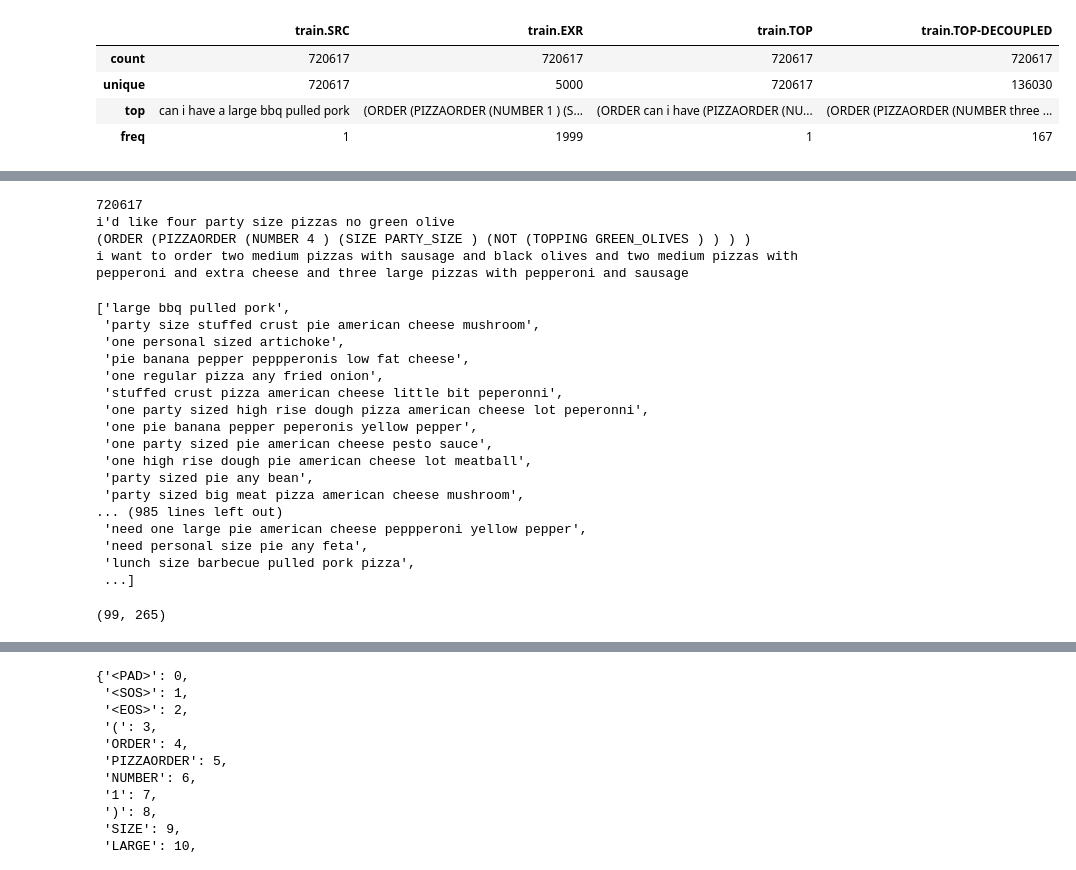
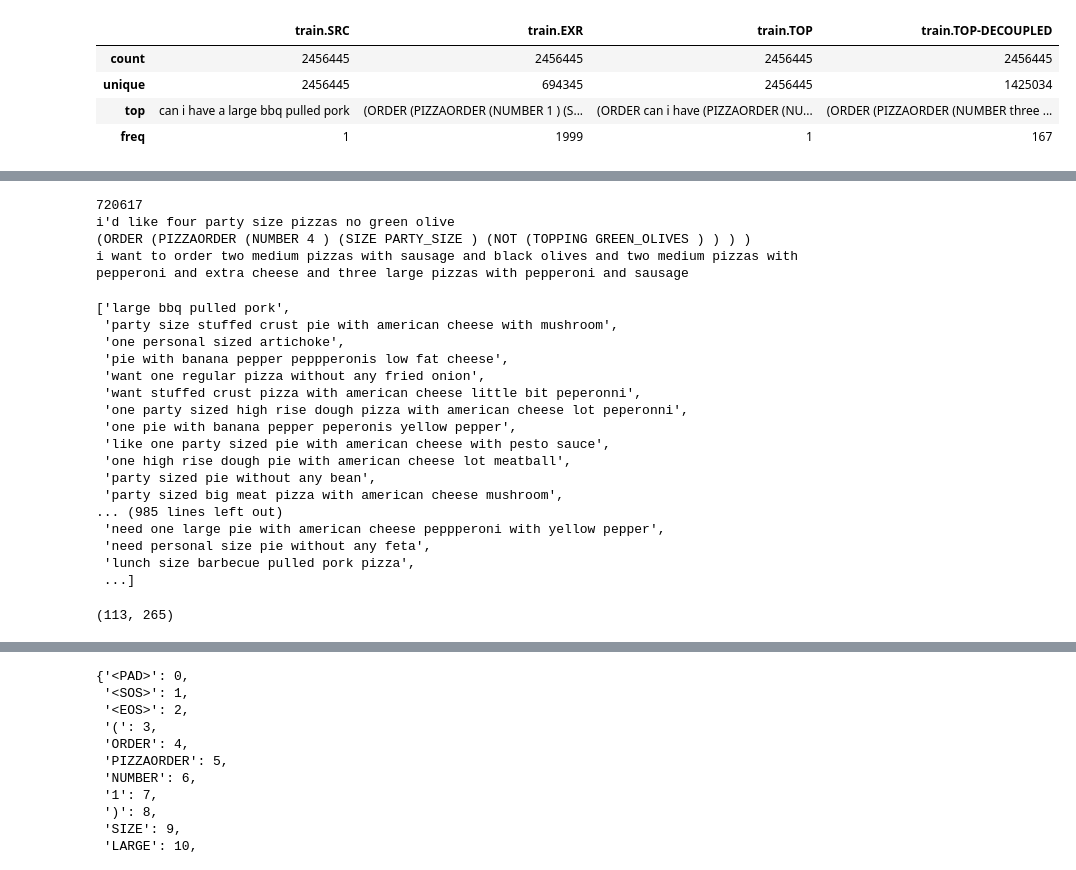
Before and after one commit to IbraheimTarek/NER-Project, a Jupyter notebook: notebooks/Bilstm_model.ipynb, the cells around one changed output, grey strips where cells are left out. Saved outputs shown, nothing was run; the diff lists cells and outputs as text; code cells hidden in the pictures.

```diff
--- a/notebooks/Bilstm_model.ipynb
+++ b/notebooks/Bilstm_model.ipynb
@@ -58,15 +66,15 @@ dev = pd.read_json(test_path, lines=True)
 # %%
 unique_patterns = df['train.EXR'].value_counts()
 unique_patterns.describe()
 # Subset the DataFrame for rows with unique values
-unique_related_dataset = df[df['train.EXR'].isin(unique_patterns.index[:5000])] # reduce to 5000 patterns
+unique_related_dataset = df[df['train.EXR'].isin(unique_patterns.index[:694345])] # reduce to 5000 patterns
 
 # Describe the resulting dataset
 unique_related_dataset.describe()
 # %% [output]
 |  | train.SRC | train.EXR | train.TOP | train.TOP-DECOUPLED |
-| count | 720617 | 720617 | 720617 | 720617 |
-| unique | 720617 | 5000 | 720617 | 136030 |
+| count | 2456445 | 2456445 | 2456445 | 2456445 |
+| unique | 2456445 | 694345 | 2456445 | 1425034 |
 | top | can i have a large bbq pulled pork | (ORDER (PIZZAORDER (NUMBER 1 ) (S... | (ORDER can i have (PIZZAORDER (NU... | (ORDER (PIZZAORDER (NUMBER three ... |
 | freq | 1 | 1999 | 1 | 167 |
 # %%
@@ -111,20 +119,20 @@ X_test = [" ".join(preprocess_text(text)) for text in X_test]
 X_train
 # %% [output]
 ['large bbq pulled pork',
- 'party size stuffed crust pie american cheese mushroom',
+ 'party size stuffed crust pie with american cheese with mushroom',
  'one personal sized artichoke',
- 'pie banana pepper peppperonis low fat cheese',
- 'one regular pizza any fried onion',
- 'stuffed crust pizza american cheese little bit peperonni',
- 'one party sized high rise dough pizza american cheese lot peperonni',
- 'one pie banana pepper peperonis yellow pepper',
- 'one party sized pie american cheese pesto sauce',
- 'one high rise dough pie american cheese lot meatball',
- 'party sized pie any bean',
- 'party sized big meat pizza american cheese mushroom',
+ 'pie with banana pepper peppperonis low fat cheese',
+ 'want one regular pizza without any fried onion',
+ 'want stuffed crust pizza with american cheese little bit peperonni',
+ 'one party sized high rise dough pizza with american cheese lot peperonni',
+ 'one pie with banana pepper peperonis yellow pepper',
+ 'like one party sized pie with american cheese with pesto sauce',
+ 'one high rise dough pie with american cheese lot meatball',
+ 'party sized pie without any bean',
+ 'party sized big meat pizza with american cheese mushroom',
 ... (985 lines left out)
- 'need one large pie american cheese peppperoni yellow pepper',
- 'need personal size pie any feta',
+ 'need one large pie with american cheese peppperoni with yellow pepper',
+ 'need personal size pie without any feta',
  'lunch size barbecue pulled pork pizza',
  ...]
 # %%
@@ -132,7 +140,7 @@ max_str_1 = len(max(X_train, key=len))
 max_str_2 = len(y_train[y_train.str.len().idxmax()])
 max_str_1, max_str_2
 # %% [output]
-(99, 265)
+(113, 265)
 # %%
 import re
 from tensorflow.keras.preprocessing.sequence import pad_sequences
```
Also changed, not shown: parts of 12 cells of this notebook.
